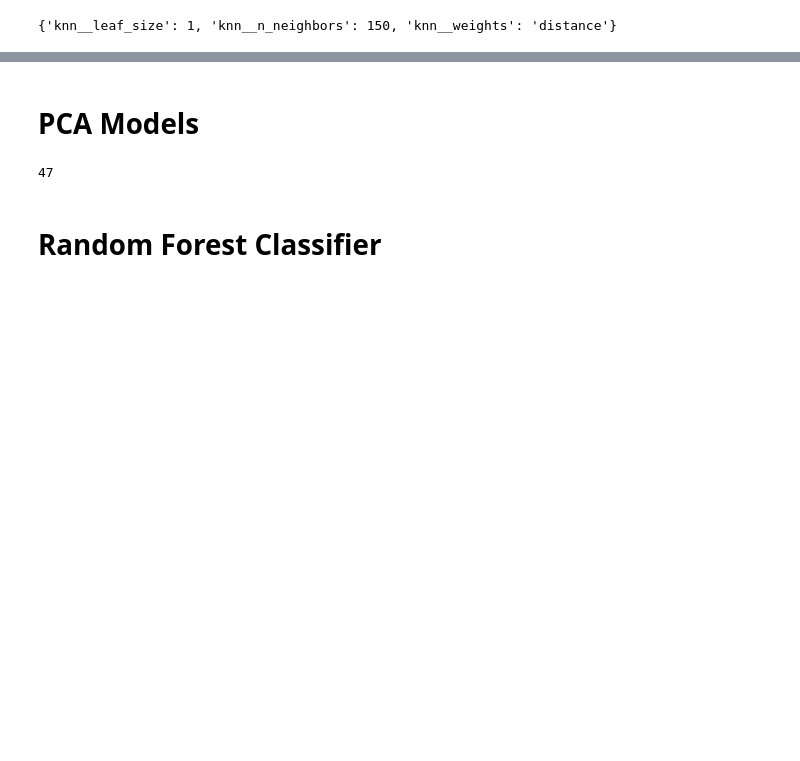
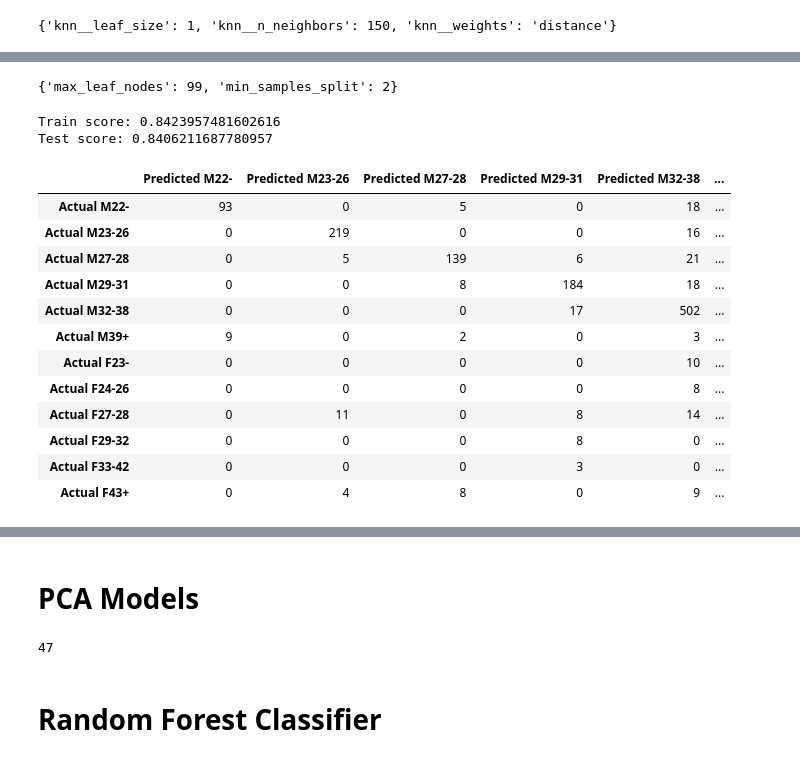
Before and after one commit to HarshESC/TalkData-Mobile-Demographics, a Jupyter notebook: Supervised_Learning.ipynb, the cells around one changed output, grey strips where cells are left out. Saved outputs shown, nothing was run; the diff lists cells and outputs as text; code cells hidden in the pictures; blank space fills up the shorter version.

```diff
--- a/Supervised_Learning.ipynb
+++ b/Supervised_Learning.ipynb
@@ -323,0 +401,6 @@ model.best_params_
+# %%
+pipeline = Pipeline(
+    [("preprocessing", preprocessing), ("dtc", DecisionTreeClassifier())], verbose=True
+)
+
+pipeline.fit(X_train, y_train)
@@ -323,0 +427,9 @@ model.best_params_
+# %%
+# Max depth of 50 provides a better score, this is much better than the previous score of around 0.2.
+# To improve score suggest increasing max depth even more
+grid = {'max_leaf_nodes': list(range(2, 100)), 'min_samples_split': [2, 3, 4]}
+
+
+model = GridSearchCV(DecisionTreeClassifier(random_state=42), grid, verbose=1, cv=3)
+# %%
+model.fit(X_train, y_train)
@@ -323,0 +457,63 @@ model.best_params_
+# %%
+model.best_params_
+# %% [output]
+{'max_leaf_nodes': 99, 'min_samples_split': 2}
+# %%
+# Model still appears to be extremely overfitting
+train_score = model.score(X_train, y_train)
+test_score = model.score(X_test, y_test)
+
+print(f"Train score: {train_score}")
+print(f"Test score: {test_score}")
+# %% [output]
+Train score: 0.8423957481602616
+Test score: 0.8406211687780957
+# %%
+y_pred = model.predict(X_test)
+
+con_mat = pd.DataFrame(
+    confusion_matrix(y_test, y_pred),
+    index=[
+        "Actual M22-",
+        "Actual M23-26",
+        "Actual M27-28",
+        "Actual M29-31",
+        "Actual M32-38",
+        "Actual M39+",
+        "Actual F23-",
+        "Actual F24-26",
+        "Actual F27-28",
+        "Actual F29-32",
+        "Actual F33-42",
+        "Actual F43+",
+    ],
+    columns=[
+        "Predicted M22-",
+        "Predicted M23-26",
+        "Predicted M27-28",
+        "Predicted M29-31",
+        "Predicted M32-38",
+        "Predicted M39+",
+        "Predicted F23-",
+        "Predicted F24-26",
+        "Predicted F27-28",
+        "Predicted F29-32",
+        "Predicted F33-42",
+        "Predicted F43+",
+    ],
+)
+con_mat.style.background_gradient(axis=None)
+# %% [output]
+|  | Predicted M22- | Predicted M23-26 | Predicted M27-28 | Predicted M29-31 | Predicted M32-38 | ... |
+| Actual M22- | 93 | 0 | 5 | 0 | 18 | ... |
+| Actual M23-26 | 0 | 219 | 0 | 0 | 16 | ... |
+| Actual M27-28 | 0 | 5 | 139 | 6 | 21 | ... |
+| Actual M29-31 | 0 | 0 | 8 | 184 | 18 | ... |
+| Actual M32-38 | 0 | 0 | 0 | 17 | 502 | ... |
+| Actual M39+ | 9 | 0 | 2 | 0 | 3 | ... |
+| Actual F23- | 0 | 0 | 0 | 0 | 10 | ... |
+| Actual F24-26 | 0 | 0 | 0 | 0 | 8 | ... |
+| Actual F27-28 | 0 | 11 | 0 | 8 | 14 | ... |
+| Actual F29-32 | 0 | 0 | 0 | 8 | 0 | ... |
+| Actual F33-42 | 0 | 0 | 0 | 3 | 0 | ... |
+| Actual F43+ | 0 | 4 | 8 | 0 | 9 | ... |
```
Also changed, not shown: parts of 64 cells of this notebook.
